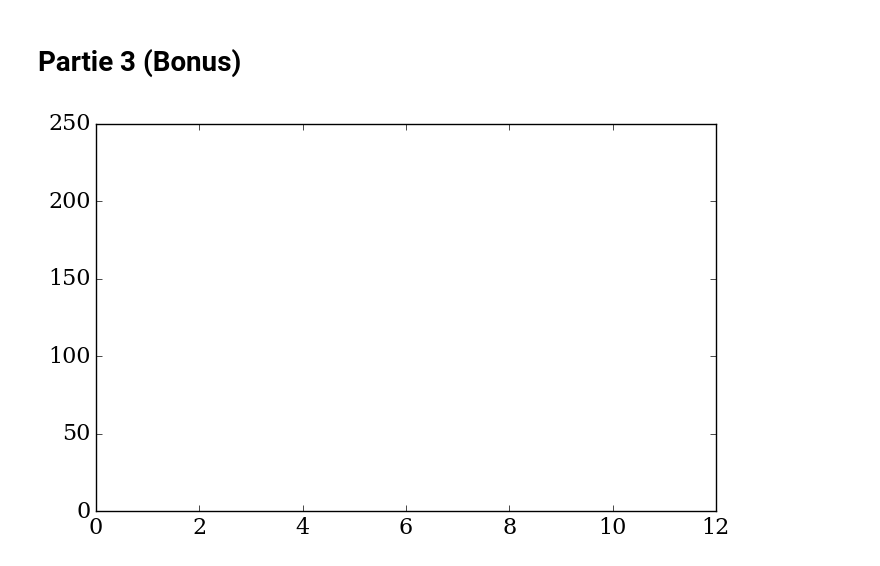
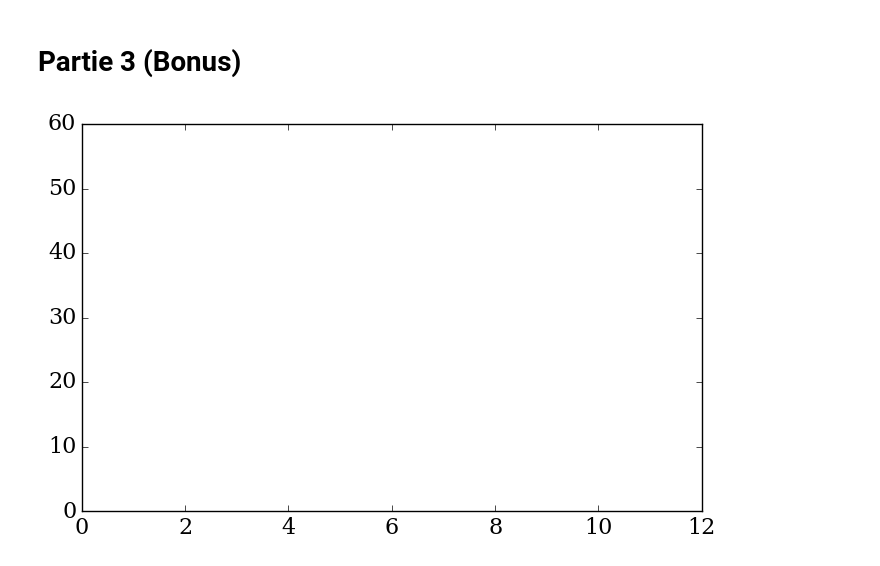
Before and after one commit to LusArt/Traffic_1, a Jupyter notebook: Traffic_1.ipynb, the cells around one changed output. Saved outputs shown, nothing was run; the diff lists cells and outputs as text; code cells hidden in the pictures.

```diff
--- a/Traffic_1.ipynb
+++ b/Traffic_1.ipynb
@@ -119,7 +125,7 @@ def diffusion(i):
     rho[0] = 20
 # %%
 fig = pyplot.figure(figsize=(8,5))
-ax = pyplot.axes(xlim=(0,12), ylim=(0,250))
-line = ax.plot([], [], color='#003366', ls='--', lw=3)[0]
+ax = pyplot.axes(xlim=(0,12), ylim=(0,60))
+line = ax.plot([], [], color='red', ls='--', lw=1)[0]
 # %% [output]
-[figure, old version]
+[figure, new version]
```
Also changed, not shown: parts of 23 cells of this notebook.
